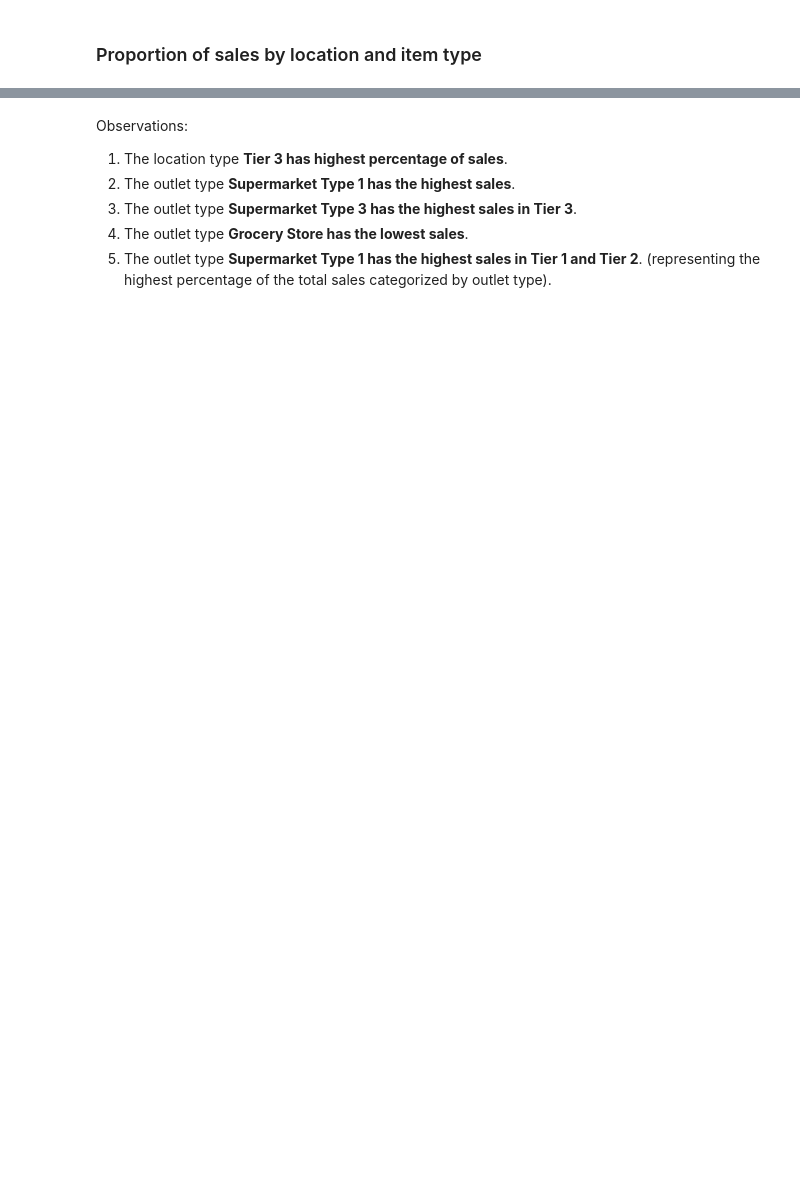
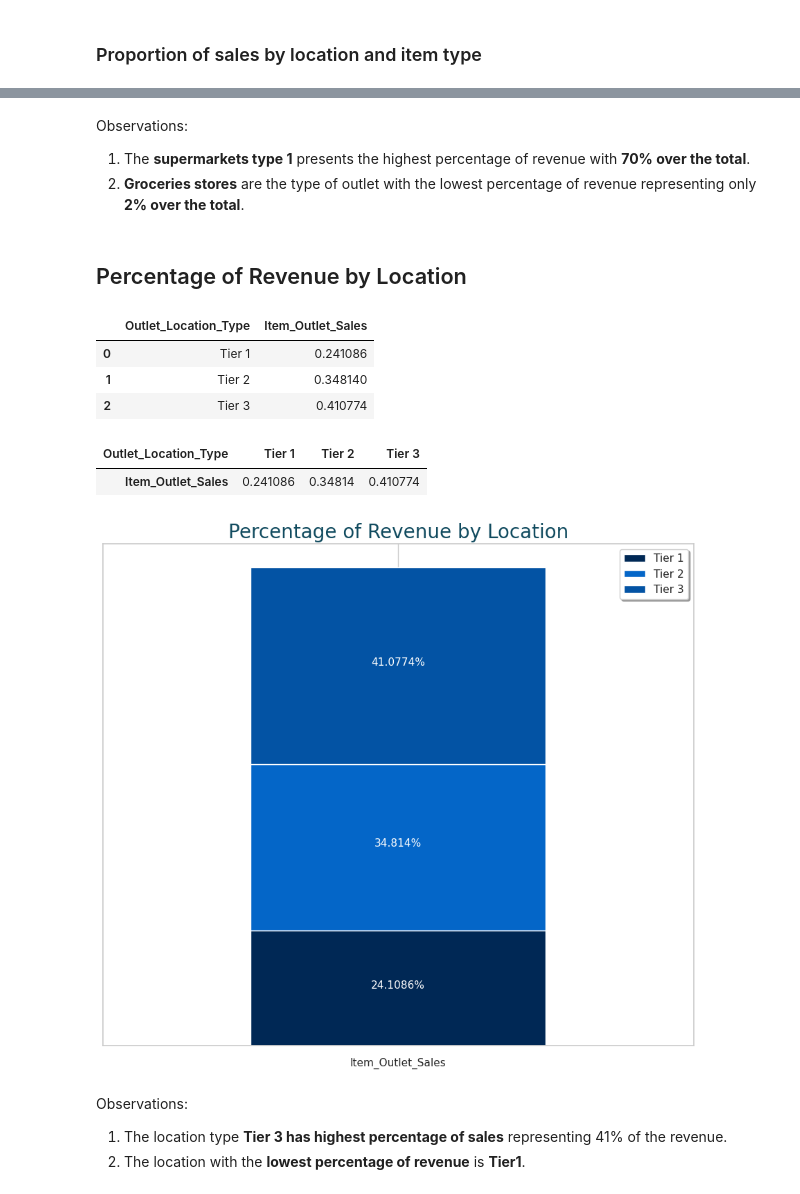
Before and after one commit to YeisonAndreyLiCe/food_sales_prediction, a Jupyter notebook: data_visualization.ipynb, the cells around one changed output, grey strips where cells are left out. Saved outputs shown, nothing was run; the diff lists cells and outputs as text; code cells hidden in the pictures; blank space fills up the shorter version.

```diff
--- a/data_visualization.ipynb
+++ b/data_visualization.ipynb
@@ -334,0 +340,4 @@ for bar in ax_outlet_type.get_children()[:4]:
+# %%
+sales_percentage_by_Outlet_Type_tr = sales_percentage_by_Outlet_Type[["Item_Outlet_Sales"]].transpose()
+sales_percentage_by_Outlet_Type_tr.columns = (sales_percentage_by_Outlet_Type ["Outlet_Type"])
+sales_percentage_by_Outlet_Type_tr
@@ -334,0 +347,15 @@ for bar in ax_outlet_type.get_children()[:4]:
+# %%
+bars = sales_percentage_by_Outlet_Type_tr.plot(kind='bar', stacked=True, color=['#023E7D', '#001845', '#7D8597', '#5C677D'])
+outlet_type_percentage = [0]
+for bar in bars.get_children()[:4]:
+    height = bar.get_height()
+    outlet_type_percentage.append( round(height, 2))
+    plt.gca().text(bar.get_x() + bar.get_width()/2,
+                   (height/1.5) - (height-sum(outlet_type_percentage)),
+                   str(round(bar.get_height() * 100,4)) + '%',
+                   ha='center', color='w', fontsize=11)
+plt.xticks(rotation=0)
+plt.gca().axes.get_yaxis().set_visible(False)
+plt.legend(frameon=True, framealpha=1, shadow=True)
+plt.title("Proportions of Revenue from Sales by Type of Point of Sale", fontdict=font_title)
+plt.show()
@@ -335,7 +364,43 @@ for bar in ax_outlet_type.get_children()[:4]:
+# %% [markdown]
+Observations:
+1. The **supermarkets type 1** presents the highest percentage of revenue with **70% over the total**.
+2. **Groceries stores** are the type of outlet with the lowest percentage of revenue representing only **2% over the total**.
+# %% [markdown]
+## Percentage of Revenue by Location
+# %%
+sales_percentage_by_location = df.groupby(["Outlet_Location_Type"])["Item_Outlet_Sales"].sum()
+sales_percentage_by_location =  sales_percentage_by_location.apply(lambda x: x/total_sales).reset_index()
+sales_percentage_by_location
+# %% [output]
+|  | Outlet_Location_Type | Item_Outlet_Sales |
+| 0 | Tier 1 | 0.241086 |
+| 1 | Tier 2 | 0.348140 |
+| 2 | Tier 3 | 0.410774 |
+# %%
+sales_percentage_by_location_tr = sales_percentage_by_location[["Item_Outlet_Sales"]].transpose()
+sales_percentage_by_location_tr.columns = (sales_percentage_by_location["Outlet_Location_Type"])
+sales_percentage_by_location_tr
+# %% [output]
+| Outlet_Location_Type | Tier 1 | Tier 2 | Tier 3 |
+| Item_Outlet_Sales | 0.241086 | 0.34814 | 0.410774 |
+# %%
+bars = sales_percentage_by_location_tr.plot(kind='bar', stacked=True, color=['#002855','#0466C8', '#0353A4'])
+outlet_location_sales_percentage = [0]
+for bar in bars.get_children()[:3]:
+    height = bar.get_height()
+    outlet_location_sales_percentage.append( round(height, 2))
+    plt.gca().text(bar.get_x() + bar.get_width()/2,
+                   (height/2) - (height-sum(outlet_location_sales_percentage)),
+                   str(round(bar.get_height() * 100,4)) + '%',
+                   ha='center', color='w', fontsize=11)
+plt.xticks(rotation=0)
+plt.gca().axes.get_yaxis().set_visible(False)
+plt.legend(frameon=True, framealpha=1, shadow=True)
+plt.title("Percentage of Revenue by Location", fontdict=font_title)
+plt.show()
+# %% [output]
+[figure, added]
 # %% [markdown]
 Observations:
-1. The location type **Tier 3 has highest percentage of sales**.
-2. The outlet type **Supermarket Type 1 has the highest sales**.
-3. The outlet type **Supermarket Type 3 has the highest sales in Tier 3**.
-4. The outlet type **Grocery Store has the lowest sales**.
-5. The outlet type **Supermarket Type 1 has the highest sales in Tier 1 and Tier 2**. (representing the highest percentage of the total sales categorized by outlet type).
+1. The location type **Tier 3 has highest percentage of sales** representing 41% of the revenue.
+2. The location with the **lowest percentage of revenue** is **Tier1**.
```
Also changed, not shown: parts of 16 cells of this notebook.
